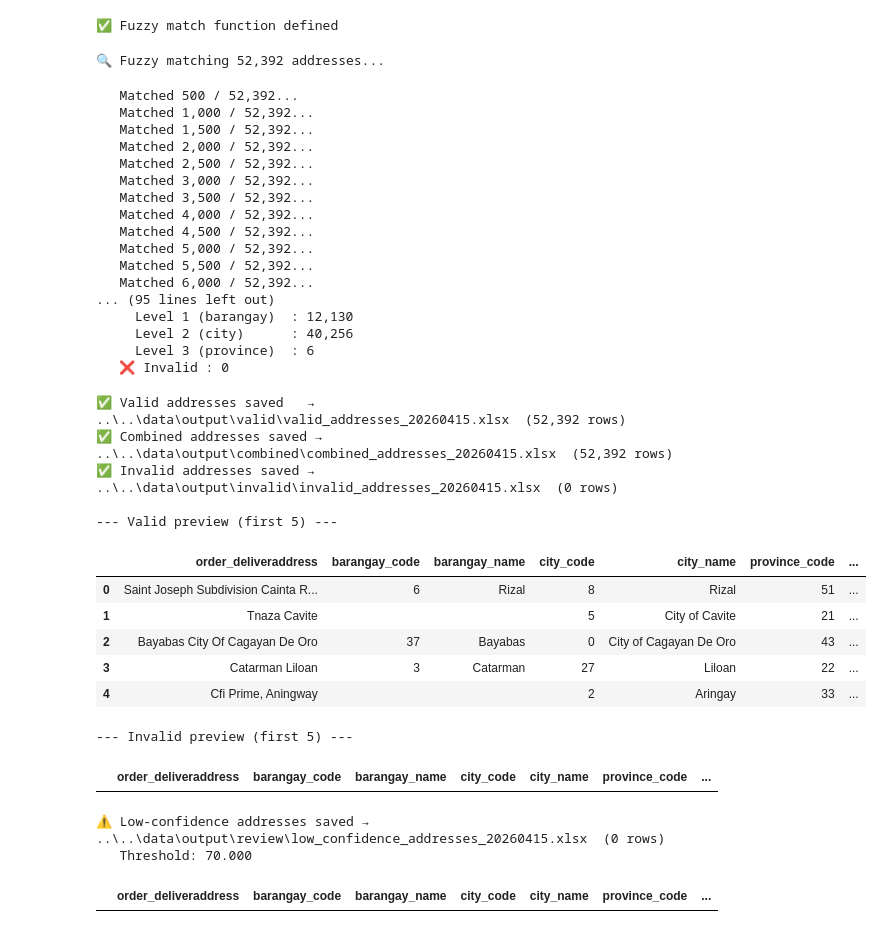
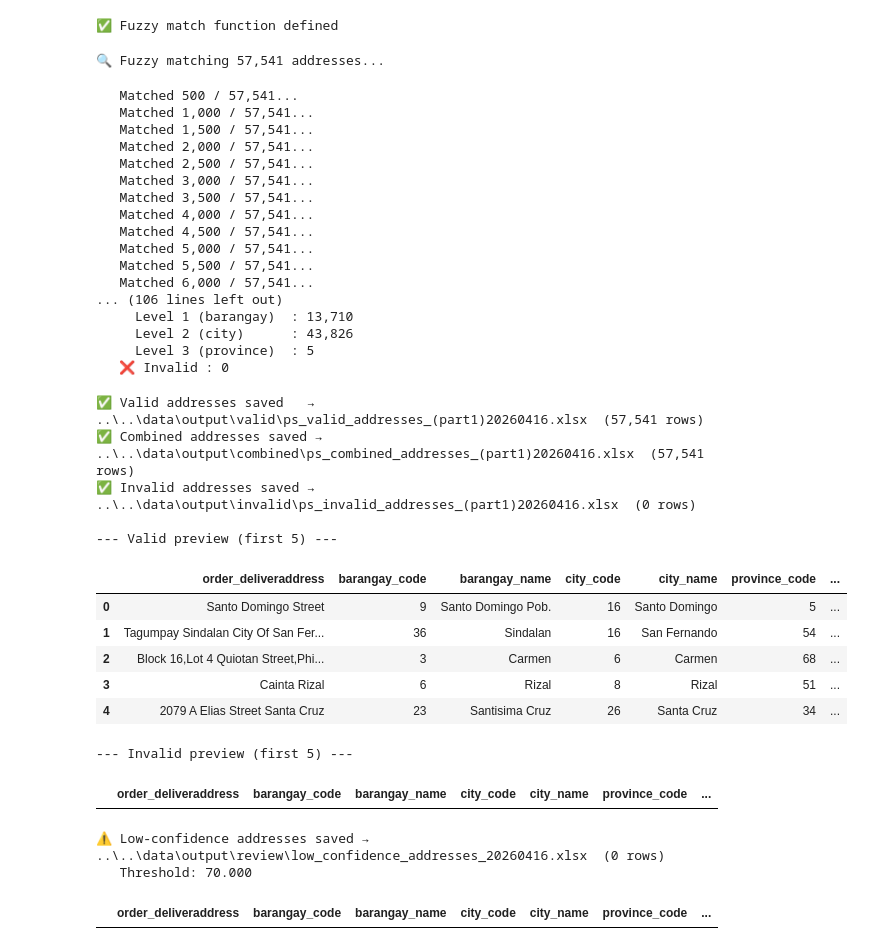
Before and after one commit to jv-lqgn/ph_address_matching_pipeline, a Jupyter notebook: address_matching/notebooks/drafts/draft_9 (41526).ipynb, the cells around one changed output. Cells and saved outputs as stored; diff of their text form; code cells hidden in the pictures.

```diff
--- a/address_matching/notebooks/drafts/draft_9 (41526).ipynb
+++ b/address_matching/notebooks/drafts/draft_9 (41526).ipynb
@@ -51,12 +51,12 @@ RAW_ADDR_FILE     = '../../data/sample/ps_address_v3.csv'
 input_paths = [
     Path('../../data/sample/ps_address_v3/'
          f'ps_address_v3_part_{i:03d}.xlsx')
-    for i in range(2, 14)   # Change range to cover your batches, e.g. range(1, 101)
+    for i in range(1, 14)   # Change range to cover your batches, e.g. range(1, 101)
 ]
 
 ALIAS_FILE        = '../../data/utils/ph_address_alias_extended_v4.csv'
 DICTIONARY_FILE   = '../../data/dictionary/ph_area_dictionary_v2.json'
-DIM_LOCATION_FILE = '../../data/mapping/dim_location_20260316_v2.csv'
+DIM_LOCATION_FILE = '../../data/mapping/dim_location_20260415_v3.csv'
 
 # ── Output directories ──────────────────────────────────────────────────────
 OUT_VALID   = Path('../../data/output/valid')
@@ -667,23 +675,23 @@ print(f'     Level 2 (city)      : {level_counts[2]:,}')
 print(f'     Level 3 (province)  : {level_counts[3]:,}')
 print(f'   ❌ Invalid : {total_invalid:,}')
 # %% [output]
-🔍 Fuzzy matching 52,392 addresses...
+🔍 Fuzzy matching 57,541 addresses...
-   Matched 500 / 52,392...
-   Matched 1,000 / 52,392...
-   Matched 1,500 / 52,392...
-   Matched 2,000 / 52,392...
-   Matched 2,500 / 52,392...
-   Matched 3,000 / 52,392...
-   Matched 3,500 / 52,392...
-   Matched 4,000 / 52,392...
-   Matched 4,500 / 52,392...
-   Matched 5,000 / 52,392...
-   Matched 5,500 / 52,392...
-   Matched 6,000 / 52,392...
-... (95 lines left out)
-     Level 1 (barangay)  : 12,130
-     Level 2 (city)      : 40,256
-     Level 3 (province)  : 6
+   Matched 500 / 57,541...
+   Matched 1,000 / 57,541...
+   Matched 1,500 / 57,541...
+   Matched 2,000 / 57,541...
+   Matched 2,500 / 57,541...
+   Matched 3,000 / 57,541...
+   Matched 3,500 / 57,541...
+   Matched 4,000 / 57,541...
+   Matched 4,500 / 57,541...
+   Matched 5,000 / 57,541...
+   Matched 5,500 / 57,541...
+   Matched 6,000 / 57,541...
+... (106 lines left out)
+     Level 1 (barangay)  : 13,710
+     Level 2 (city)      : 43,826
+     Level 3 (province)  : 5
    ❌ Invalid : 0
 # %%
 # Cell 10 — Export valid & invalid Excel files
@@ -698,44 +706,44 @@ COMBINED_COLS = [
     'barangay_confidence', 'city_confidence', 'province_confidence', 'region_confidence',
     'overall_confidence', 'match_level', 'match_status'
 ]
 
 # ── Valid ──────────────────────────────────────────────────────────────────
-valid_path = OUT_VALID / f'valid_addresses_{TODAY}.xlsx'
+valid_path = OUT_VALID / f'ps_valid_addresses_(part1){TODAY}.xlsx'
 valid_out_df = pd.DataFrame(valid_rows, columns=OUTPUT_COLS)
 valid_out_df.to_excel(valid_path, index=False)
 print(f'✅ Valid addresses saved   → {valid_path}  ({total_valid:,} rows)')
 
 # ── Combined ─────────────────────────────────────────────────────────────
-combined_path = OUT_COMBINED / f'combined_addresses_{TODAY}.xlsx'
+combined_path = OUT_COMBINED / f'ps_combined_addresses_(part1){TODAY}.xlsx'
 combined_out_df = pd.DataFrame(combined_rows, columns=COMBINED_COLS)
 score_cols = ['barangay_confidence', 'city_confidence', 'province_confidence', 'region_confidence', 'overall_confidence']
 combined_out_df[score_cols] = combined_out_df[score_cols].apply(pd.to_numeric, errors='coerce').fillna(0).round(3)
 combined_out_df.to_excel(combined_path, index=False)
 print(f'✅ Combined addresses saved → {combined_path}  ({len(combined_out_df):,} rows)')
 
 # ── Invalid ────────────────────────────────────────────────────────────────
-invalid_path = OUT_INVALID / f'invalid_addresses_{TODAY}.xlsx'
+invalid_path = OUT_INVALID / f'ps_invalid_addresses_(part1){TODAY}.xlsx'
 invalid_out_df = pd.DataFrame(invalid_rows, columns=OUTPUT_COLS)
 invalid_out_df.to_excel(invalid_path, index=False)
 print(f'✅ Invalid addresses saved → {invalid_path}  ({total_invalid:,} rows)')
 
 # Preview
 print('\n--- Valid preview (first 5) ---')
 display(valid_out_df.head())
 print('--- Invalid preview (first 5) ---')
 display(invalid_out_df.head())
 # %% [output]
-✅ Valid addresses saved   → ..\..\data\output\valid\valid_addresses_20260415.xlsx  (52,392 rows)
-✅ Combined addresses saved → ..\..\data\output\combined\combined_addresses_20260415.xlsx  (52,392 rows)
-✅ Invalid addresses saved → ..\..\data\output\invalid\invalid_addresses_20260415.xlsx  (0 rows)
+✅ Valid addresses saved   → ..\..\data\output\valid\ps_valid_addresses_(part1)20260416.xlsx  (57,541 rows)
+✅ Combined addresses saved → ..\..\data\output\combined\ps_combined_addresses_(part1)20260416.xlsx  (57,541 rows)
+✅ Invalid addresses saved → ..\..\data\output\invalid\ps_invalid_addresses_(part1)20260416.xlsx  (0 rows)
 
 --- Valid preview (first 5) ---
 |  | order_deliveraddress | barangay_code | barangay_name | city_code | city_name | province_code | ... |
-| 0 | Saint Joseph Subdivision Cainta R... | 6 | Rizal | 8 | Rizal | 51 | ... |
-| 1 | Tnaza Cavite |  |  | 5 | City of Cavite | 21 | ... |
-| 2 | Bayabas City Of Cagayan De Oro | 37 | Bayabas | 0 | City of Cagayan De Oro | 43 | ... |
-| 3 | Catarman Liloan | 3 | Catarman | 27 | Liloan | 22 | ... |
-| 4 | Cfi Prime, Aningway |  |  | 2 | Aringay | 33 | ... |
+| 0 | Santo Domingo Street | 9 | Santo Domingo Pob. | 16 | Santo Domingo | 5 | ... |
+| 1 | Tagumpay Sindalan City Of San Fer... | 36 | Sindalan | 16 | San Fernando | 54 | ... |
+| 2 | Block 16,Lot 4 Quiotan Street,Phi... | 3 | Carmen | 6 | Carmen | 68 | ... |
+| 3 | Cainta Rizal | 6 | Rizal | 8 | Rizal | 51 | ... |
+| 4 | 2079 A Elias Street Santa Cruz | 23 | Santisima Cruz | 26 | Santa Cruz | 34 | ... |
 --- Invalid preview (first 5) ---
 |  | order_deliveraddress | barangay_code | barangay_name | city_code | city_name | province_code | ... |
 # %%
@@ -756,7 +764,7 @@ print(f'   Threshold: {low_confidence_threshold:.3f}')
 print('')
 display(low_confidence_out_df.head(20))
 # %% [output]
-⚠️ Low-confidence addresses saved → ..\..\data\output\review\low_confidence_addresses_20260415.xlsx  (0 rows)
+⚠️ Low-confidence addresses saved → ..\..\data\output\review\low_confidence_addresses_20260416.xlsx  (0 rows)
    Threshold: 70.000
 |  | order_deliveraddress | barangay_code | barangay_name | city_code | city_name | province_code | ... |
 # %%
```
Also changed, not shown: parts of 8 cells of this notebook, 3 other files.
